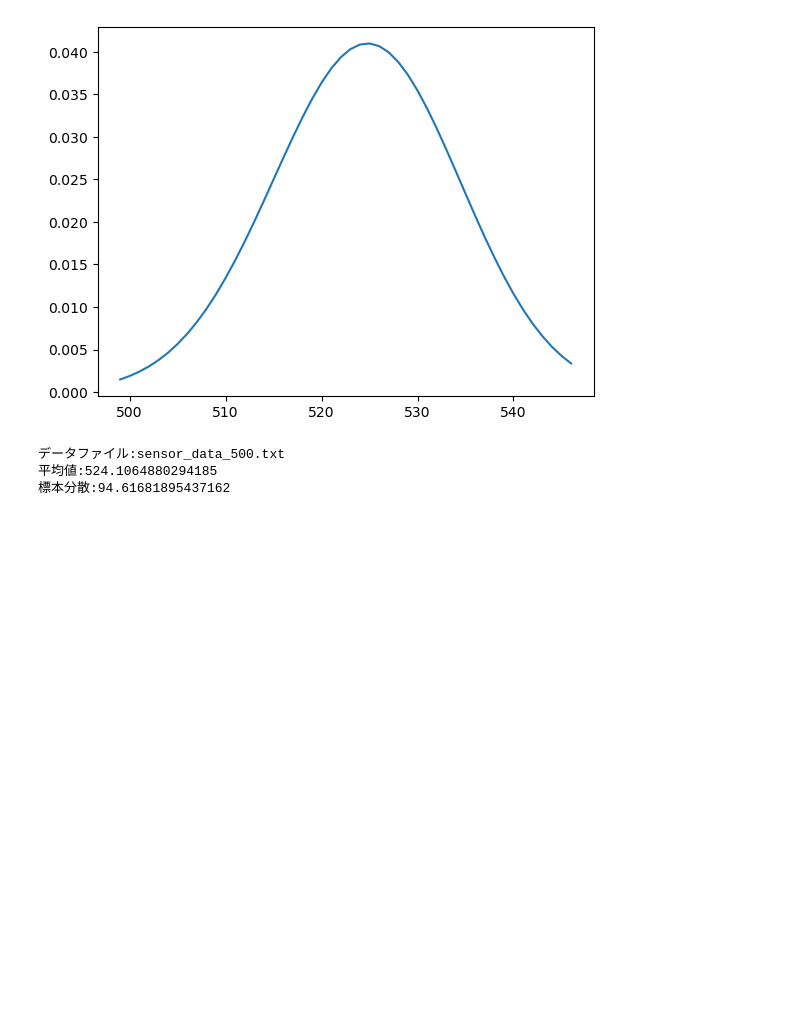
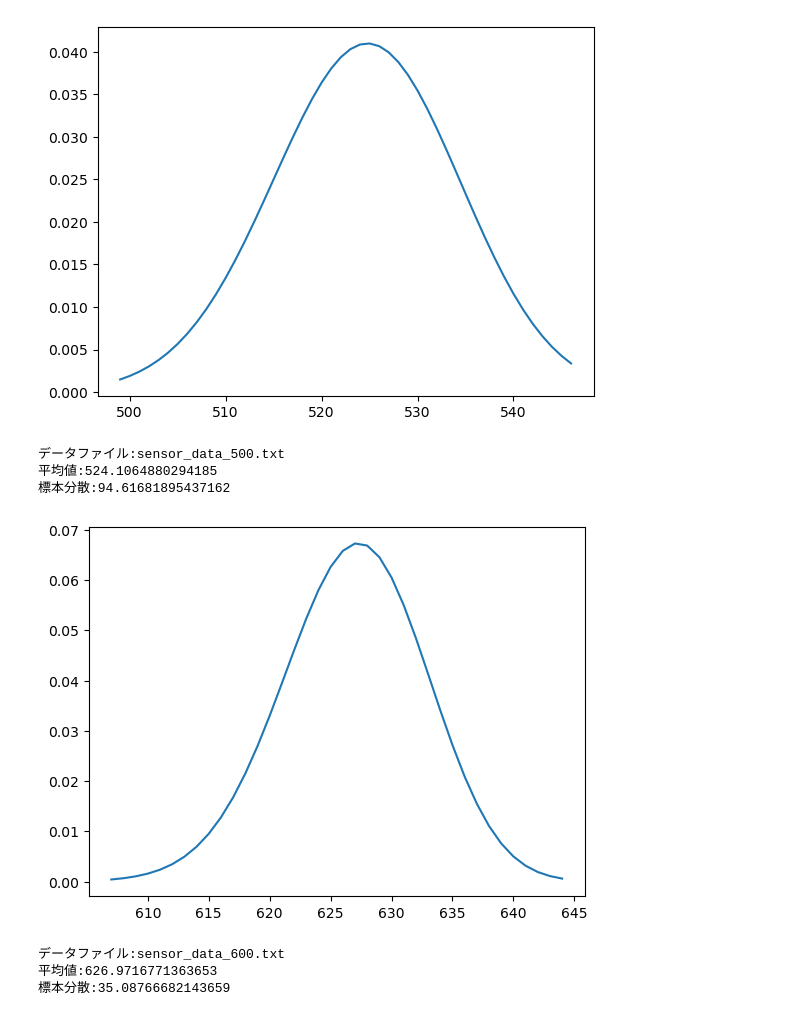
Before and after one commit to terimayowasabi/Probabilistic-Robotics, a Jupyter notebook: section_sensor/chapterproblems2.8.ipynb, the cells around one changed output. Drawn from its saved outputs; the diff is of its cells as text; code cells hidden in the pictures; blank space fills up the shorter version.

```diff
--- a/section_sensor/chapterproblems2.8.ipynb
+++ b/section_sensor/chapterproblems2.8.ipynb
@@ -1,6 +1,7 @@
 # %%
 import pandas as pd
 import matplotlib.pyplot as plt
+import numpy as np
 import math
 from scipy.stats import binom
 
@@ -18,6 +19,12 @@ data_4 = pd.read_csv("sensor_data_400.txt", delimiter=' ',
 
 data_5 = pd.read_csv("sensor_data_500.txt", delimiter=' ',
                header=None, names=("deta","time","ir","lidar"))
+
+data_6 = pd.read_csv("sensor_data_600.txt", delimiter=' ',
+               header=None, names=("deta","time","ir","lidar"))
+
+data_7 = pd.read_csv("sensor_data_700.txt", delimiter=' ',
+               header=None, names=("deta","time","ir","lidar"))
 # %%
 def data_mv(data):
     mean = data["lidar"].mean()
@@ -124,3 +138,21 @@ print(f"""
 データファイル:sensor_data_500.txt
 平均値:524.1064880294185
 標本分散:94.61681895437162
+# %%
+b_6 = binomial(data_6)
+x6 = xrange(data_6)
+P6 = b_6.pmf(x6)
+mean_6,var_6 = data_mv(data_6)
+
+plt.plot(x6,P6)
+plt.show()
+print(f"""
+データファイル:sensor_data_600.txt
+平均値:{mean_6}
+標本分散:{var_6}
+""")
+# %% [output]
+[figure, added]
+データファイル:sensor_data_600.txt
+平均値:626.9716771363653
+標本分散:35.08766682143659
```
Also changed, not shown: parts of 3 cells of this notebook.
